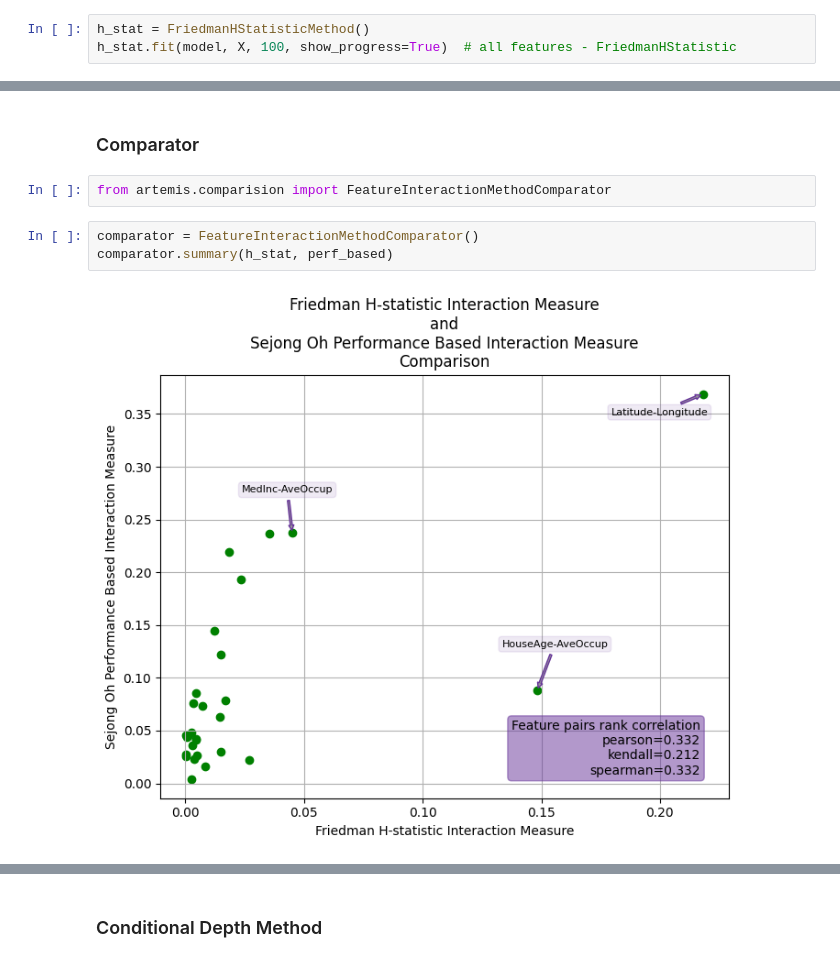
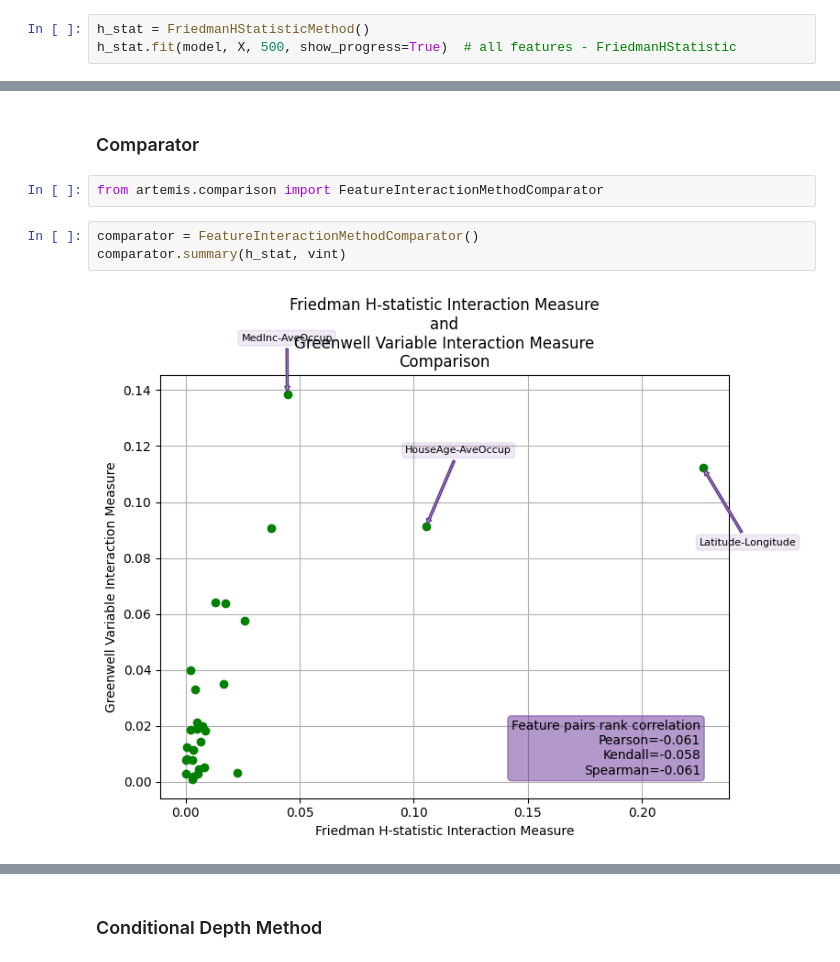
Before and after one commit to pyartemis/artemis, a Jupyter notebook: experiments/demo.ipynb, the cells around one changed output, grey strips where cells are left out. Cells and saved outputs as stored; diff of their text form.

```diff
--- a/experiments/demo.ipynb
+++ b/experiments/demo.ipynb
@@ -85,7 +95,7 @@ vint_subset.plot()
 ### H statistic
 # %%
 h_stat = FriedmanHStatisticMethod()
-h_stat.fit(model, X, 100, show_progress=True)  # all features - FriedmanHStatistic
+h_stat.fit(model, X, 500, show_progress=True)  # all features - FriedmanHStatistic
 # %%
 h_stat.plot()
 # %% [output]
@@ -132,9 +140,9 @@ perf_based_subset.plot()
 # %% [markdown]
 ### Comparator
 # %%
-from artemis.comparision import FeatureInteractionMethodComparator
+from artemis.comparison import FeatureInteractionMethodComparator
 # %%
 comparator = FeatureInteractionMethodComparator()
-comparator.summary(h_stat, perf_based)
+comparator.summary(h_stat, vint)
 # %% [output]
-[figure, old version]
+[figure, new version]
```
Also changed, not shown: parts of 29 cells of this notebook.
